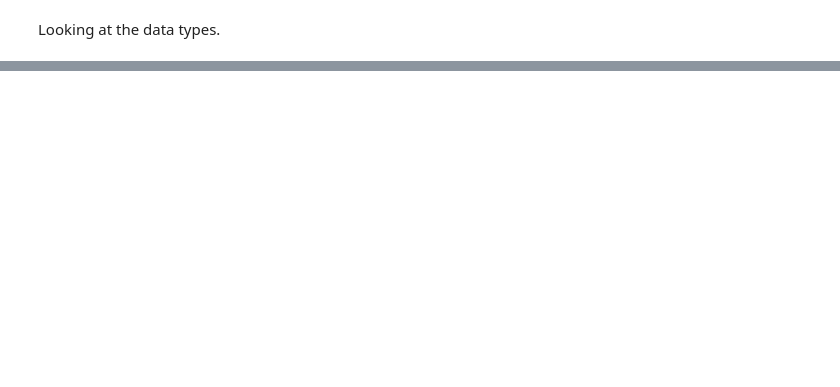
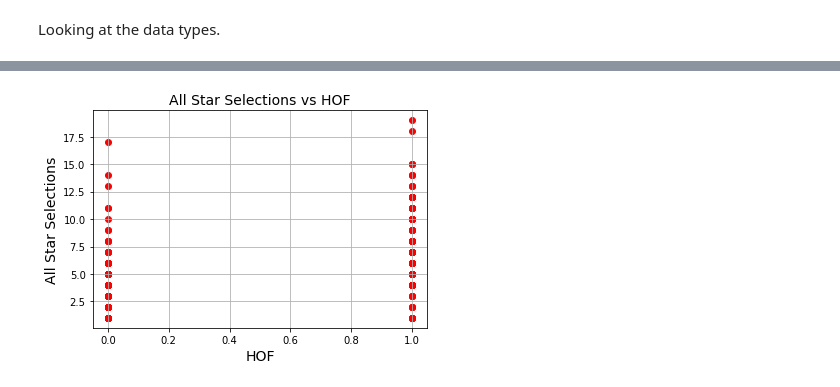
Before and after one commit to Frankocean7/GSB-521, a Jupyter notebook: GSB_521_project_B.ipynb, the cells around one changed output, grey strips where cells are left out. Saved outputs shown, nothing was run; the diff lists cells and outputs as text; code cells hidden in the pictures; blank space fills up the shorter version.

```diff
--- a/GSB_521_project_B.ipynb
+++ b/GSB_521_project_B.ipynb
@@ -141,0 +78,4 @@ Look at the outliers of those players that made the hall of fame and those who d
+# %%
+dummy_variable_2 = pd.get_dummies(df1["In_Hall_of_fame"])
+dummy_variable_2.rename(columns={1: 'In the Hall of fame', 2: 'Active player', 0: 'Not in the HOF/ retired'}, inplace=True)
+dummy_variable_2.head()
@@ -141,0 +98,7 @@ Look at the outliers of those players that made the hall of fame and those who d
+# %%
+df1 = df1.drop(columns=['In_Hall_of_fame', 'born','height', 'weight'])
+# %%
+df1 = pd.concat([df1, dummy_variable_2], axis=1)
+# %%
+df1.rename(columns = {'Not in the HOF/ retired':'Retired/Not HOF', 'All_star_selections':'All Star Selections',
+                             'In the Hall of fame':'HOF'}, inplace = True)
@@ -141,0 +143,9 @@ Look at the outliers of those players that made the hall of fame and those who d
+# %%
+plt.scatter(df1['HOF'], df1['All Star Selections'], color='red')
+plt.title('All Star Selections vs HOF', fontsize=14)
+plt.xlabel('HOF',fontsize=14)
+plt.ylabel('All Star Selections',fontsize=14)
+plt.grid(True)
+plt.show()
+# %% [output]
+[figure, added]
```
Also changed, not shown: parts of 56 cells of this notebook.
